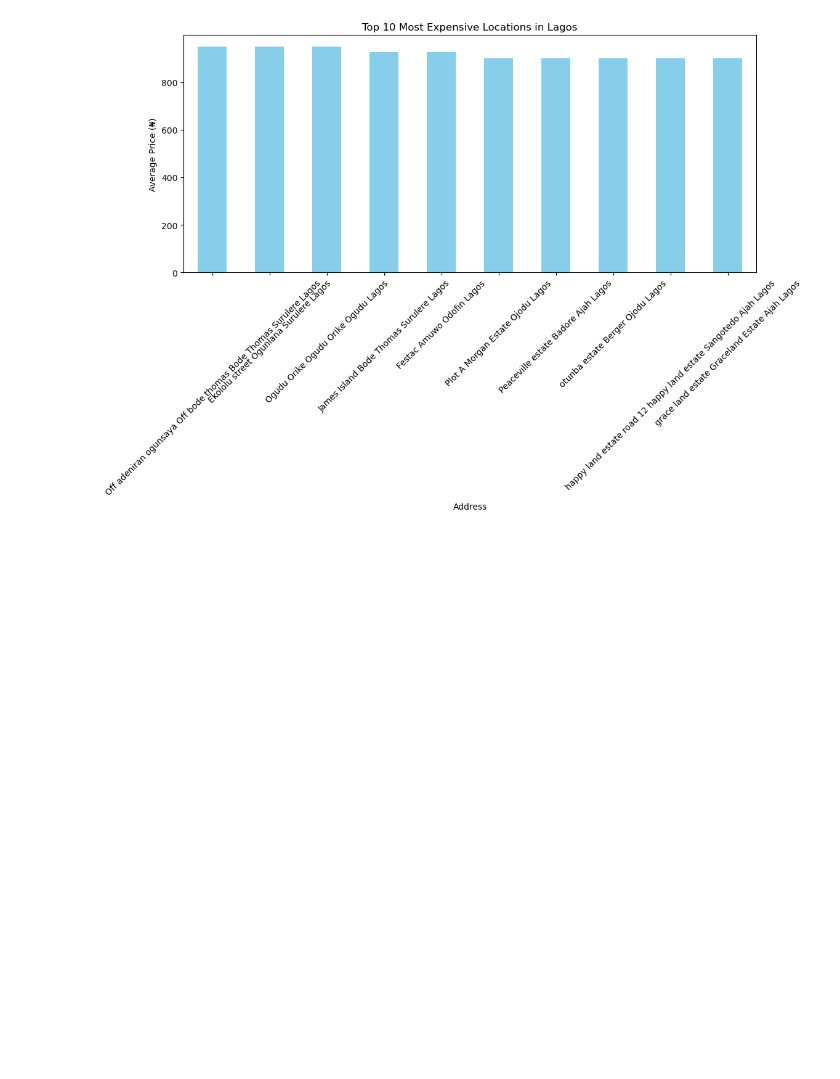
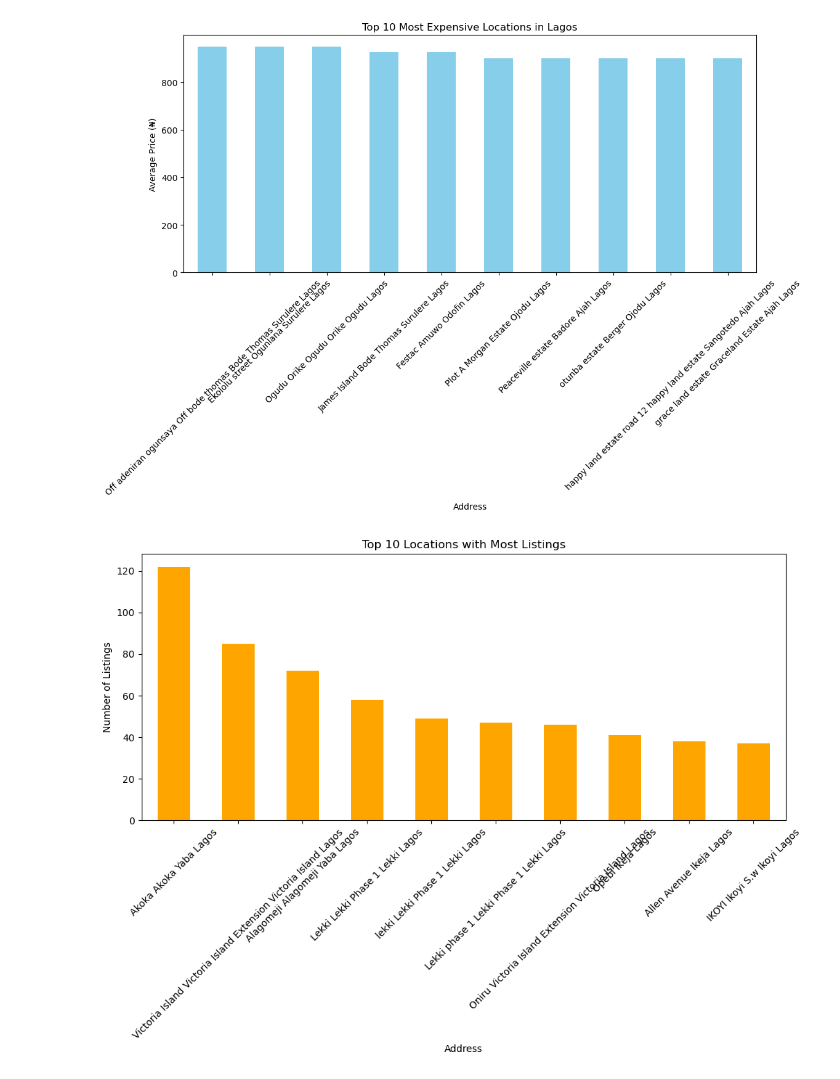
Before and after one commit to giftdavid101/House_Prices_in_Lagos, a Jupyter notebook: a-1-Portfolio-projects-Housing/House_Prices_in_Lagos.ipynb, the cells around one changed output. Cells and saved outputs as stored; diff of their text form; code cells hidden in the pictures; blank space fills up the shorter version.

```diff
--- a/a-1-Portfolio-projects-Housing/House_Prices_in_Lagos.ipynb
+++ b/a-1-Portfolio-projects-Housing/House_Prices_in_Lagos.ipynb
@@ -147,3 +147,15 @@ plt.xticks(rotation=45)
 plt.show()
 # %% [output]
 [figure]
+# %%
+location_counts = df1["Address"].value_counts()
+
+# Plot
+plt.figure(figsize=(12, 5))
+location_counts.head(10).plot(kind="bar", color="orange")
+plt.title("Top 10 Locations with Most Listings")
+plt.ylabel("Number of Listings")
+plt.xticks(rotation=45)
+plt.show()
+# %% [output]
+[figure, added]
```
